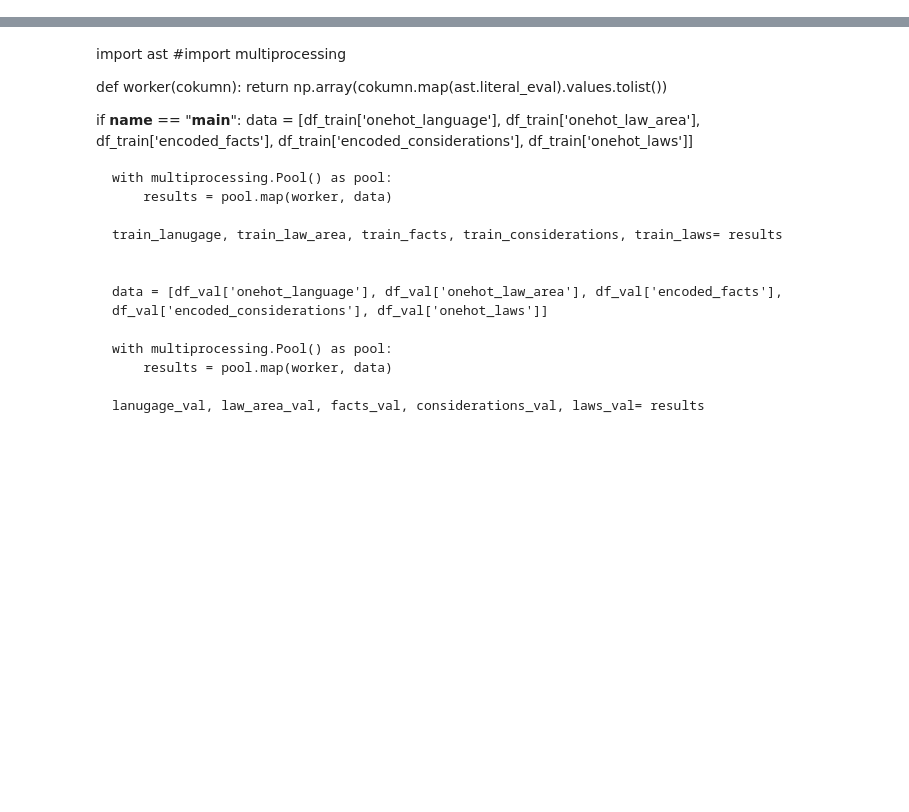
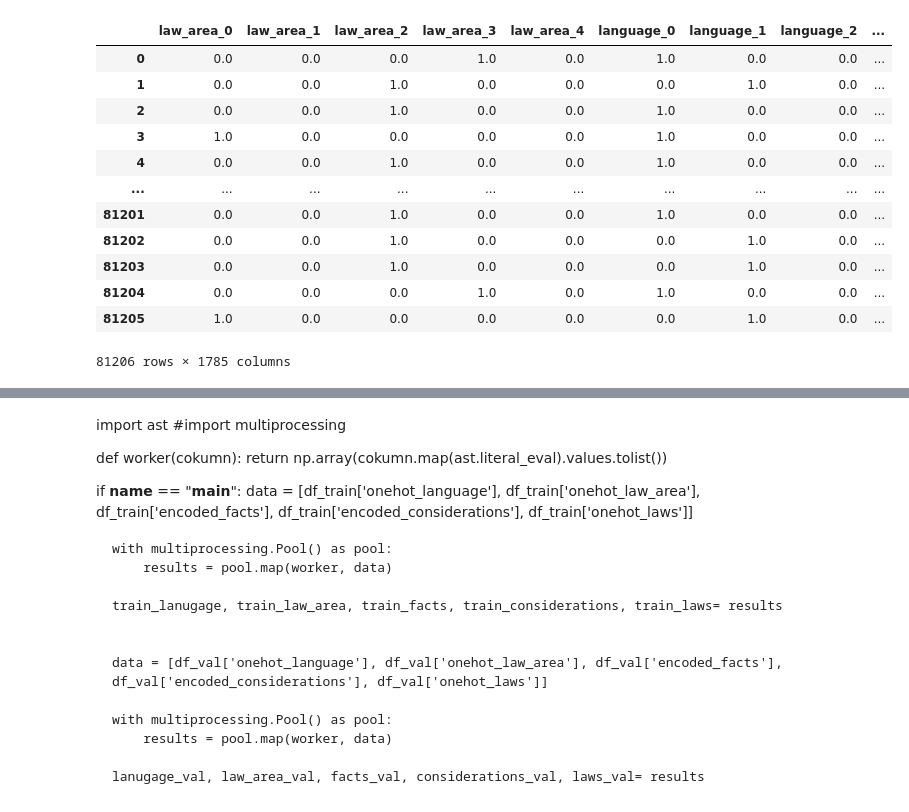
Before and after one commit to sudharshanr-git/Laws-prediction--DNN, a Jupyter notebook: initial dnn.ipynb, the cells around one changed output, grey strips where cells are left out. Saved outputs shown, nothing was run; the diff lists cells and outputs as text; code cells hidden in the pictures; blank space fills up the shorter version.

```diff
--- a/initial dnn.ipynb
+++ b/initial dnn.ipynb
@@ -6,0 +10,22 @@ tf.config.threading.set_inter_op_parallelism_threads(12)
+# %%
+
+import pandas as pd
+import numpy as np
+
+df=pd.read_csv("processed data new\\sep_selected_laws_train_new_encoded.csv")
+df.drop(columns = ["Unnamed: 0"], inplace= True)
+df
+# %% [output]
+|  | law_area_0 | law_area_1 | law_area_2 | law_area_3 | law_area_4 | language_0 | language_1 | language_2 | ... |
+| 0 | 0.0 | 0.0 | 0.0 | 1.0 | 0.0 | 1.0 | 0.0 | 0.0 | ... |
+| 1 | 0.0 | 0.0 | 1.0 | 0.0 | 0.0 | 0.0 | 1.0 | 0.0 | ... |
+| 2 | 0.0 | 0.0 | 1.0 | 0.0 | 0.0 | 1.0 | 0.0 | 0.0 | ... |
+| 3 | 1.0 | 0.0 | 0.0 | 0.0 | 0.0 | 1.0 | 0.0 | 0.0 | ... |
+| 4 | 0.0 | 0.0 | 1.0 | 0.0 | 0.0 | 1.0 | 0.0 | 0.0 | ... |
+| ... | ... | ... | ... | ... | ... | ... | ... | ... | ... |
+| 81201 | 0.0 | 0.0 | 1.0 | 0.0 | 0.0 | 1.0 | 0.0 | 0.0 | ... |
+| 81202 | 0.0 | 0.0 | 1.0 | 0.0 | 0.0 | 0.0 | 1.0 | 0.0 | ... |
+| 81203 | 0.0 | 0.0 | 1.0 | 0.0 | 0.0 | 0.0 | 1.0 | 0.0 | ... |
+| 81204 | 0.0 | 0.0 | 0.0 | 1.0 | 0.0 | 1.0 | 0.0 | 0.0 | ... |
+| 81205 | 1.0 | 0.0 | 0.0 | 0.0 | 0.0 | 0.0 | 1.0 | 0.0 | ... |
+81206 rows × 1785 columns
```
Also changed, not shown: parts of 18 cells of this notebook, 9 other files.
